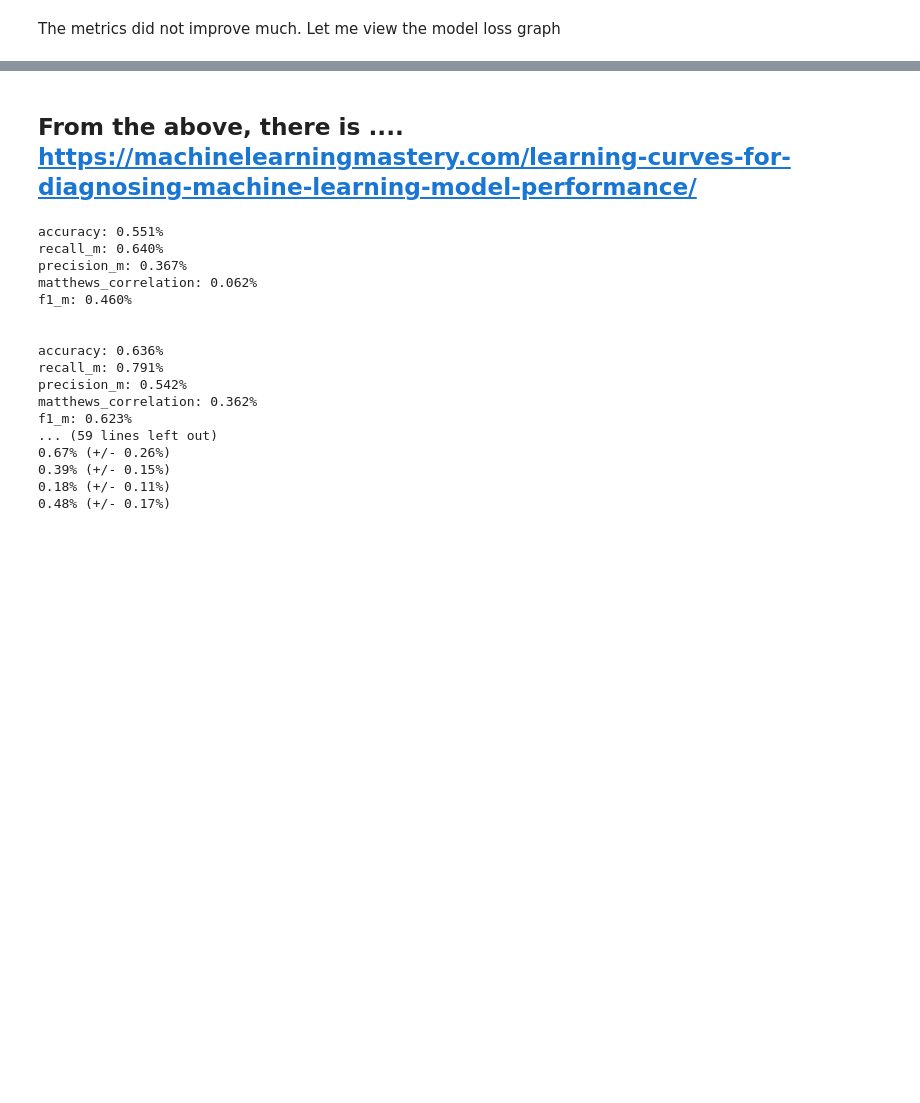
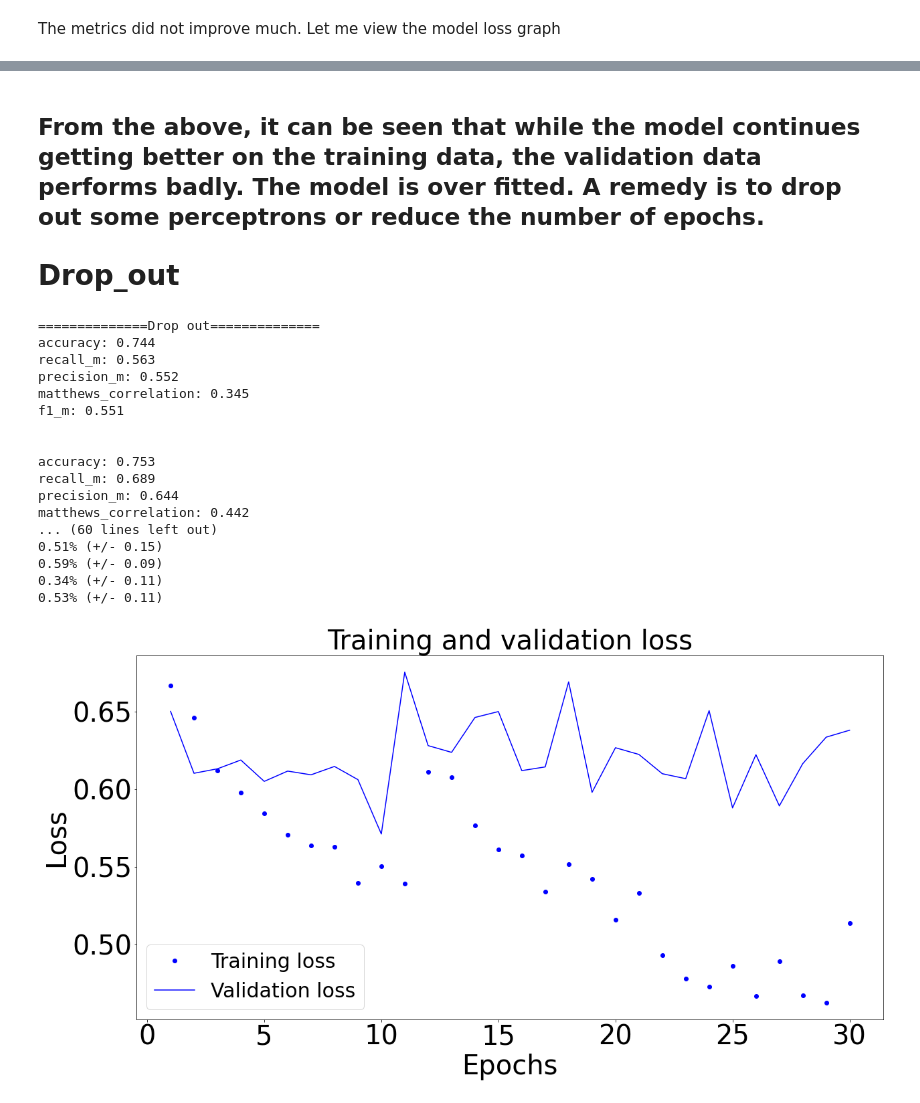
Before and after one commit to Chuukwudi/Depression-Classification-based-on-motor-activity-actigraph-data-from-wearable-devices, a Jupyter notebook: My_ML_ICA.ipynb, the cells around one changed output, grey strips where cells are left out. Saved outputs shown, nothing was run; the diff lists cells and outputs as text; code cells hidden in the pictures; blank space fills up the shorter version.

```diff
--- a/My_ML_ICA.ipynb
+++ b/My_ML_ICA.ipynb
@@ -1310,6 +1389,10 @@ plt.show()
 # %% [markdown]
-## From the above, there is .... https://machinelearningmastery.com/learning-curves-for-diagnosing-machine-learning-model-performance/
+## From the above, it can be seen that while the model continues getting better on the training data, the validation data performs badly. The model is over fitted. A remedy is to drop out some perceptrons or reduce the number of epochs.
+
+# Drop_out
 # %%
+Dropout(rate=0.2)
+
 # initialise container variables for my metrics
 kfold = StratifiedKFold(n_splits=10, shuffle=True, random_state=seed)
 accuracy_scores = []
@@ -1324,25 +1407,26 @@ X_data, X_val, y_data, y_val = train_test_split(X, y, test_size=0.25, random_sta
 
 # Using cross-validation below, the kfold.split() function further splits my data into testing
 # and training while keeping my validation data.
-
+print(("="*30) + "Drop out" + ("="*30))
 for train, test in kfold.split(X_data, y_data):
     model = Sequential()
-    model.add(LSTM(128, dropout=0.2, input_shape=(300, 1), return_sequences=True))
+    model.add(LSTM(128, input_shape=(300, 1), return_sequences=True))
     model.add(LSTM(64, return_sequences=True))
     model.add(LSTM(32))
+    model.add(Dropout(0.2))
     model.add(Dense(1, activation='sigmoid'))
 
     adam = Adam(lr=0.001)
     model.compile(loss='binary_crossentropy', optimizer=adam, metrics=['accuracy', recall_m, precision_m, matthews_correlation, f1_m])
 
-    history = model.fit(X_data[train], y_data[train], epochs=20, batch_size=64, validation_data=(X_val, y_val), verbose=0)
+    history = model.fit(X_data[train], y_data[train], epochs=30, batch_size=64, validation_data=(X_val, y_val), verbose=0)
     scores = model.evaluate(X_data[test], y_data[test], verbose=0)
 
-    print("%s: %.3f%%" % (model.metrics_names[1], scores[1]))
-    print("%s: %.3f%%" % (model.metrics_names[2], scores[2]))
-    print("%s: %.3f%%" % (model.metrics_names[3], scores[3]))
-    print("%s: %.3f%%" % (model.metrics_names[4], scores[4]))
-    print("%s: %.3f%%" % (model.metrics_names[5], scores[5]))
+    print("%s: %.3f" % (model.metrics_names[1], scores[1]))
+    print("%s: %.3f" % (model.metrics_names[2], scores[2]))
+    print("%s: %.3f" % (model.metrics_names[3], scores[3]))
+    print("%s: %.3f" % (model.metrics_names[4], scores[4]))
+    print("%s: %.3f" % (model.metrics_names[5], scores[5]))
     print("\n")
     accuracy_scores.append(scores[1] * 100)
     prec_scores.append(scores[2])
@@ -1351,25 +1435,43 @@ for train, test in kfold.split(X_data, y_data):
     f1_scores.append(scores[5])
 
 print("%.2f%% (+/- %.2f%%)" % (np.mean(accuracy_scores), np.std(accuracy_scores)))
-print("%.2f%% (+/- %.2f%%)" % (np.mean(prec_scores), np.std(prec_scores)))
-print("%.2f%% (+/- %.2f%%)" % (np.mean(rec_scores), np.std(rec_scores)))
-print("%.2f%% (+/- %.2f%%)" % (np.mean(mcc_scores), np.std(mcc_scores)))
-print("%.2f%% (+/- %.2f%%)" % (np.mean(f1_scores), np.std(f1_scores)))
+print("%.2f%% (+/- %.2f)" % (np.mean(prec_scores), np.std(prec_scores)))
+print("%.2f%% (+/- %.2f)" % (np.mean(rec_scores), np.std(rec_scores)))
+print("%.2f%% (+/- %.2f)" % (np.mean(mcc_scores), np.std(mcc_scores)))
+print("%.2f%% (+/- %.2f)" % (np.mean(f1_scores), np.std(f1_scores)))
 # %% [output]
-accuracy: 0.551%
-recall_m: 0.640%
-precision_m: 0.367%
-matthews_correlation: 0.062%
-f1_m: 0.460%
+==============Drop out==============
+accuracy: 0.744
+recall_m: 0.563
+precision_m: 0.552
+matthews_correlation: 0.345
+f1_m: 0.551
 
 
-accuracy: 0.636%
-recall_m: 0.791%
-precision_m: 0.542%
-matthews_correlation: 0.362%
-f1_m: 0.623%
-... (59 lines left out)
-0.67% (+/- 0.26%)
-0.39% (+/- 0.15%)
-0.18% (+/- 0.11%)
-0.48% (+/- 0.17%)
+accuracy: 0.753
+recall_m: 0.689
+precision_m: 0.644
+matthews_correlation: 0.442
+... (60 lines left out)
+0.51% (+/- 0.15)
+0.59% (+/- 0.09)
+0.34% (+/- 0.11)
+0.53% (+/- 0.11)
+# %%
+plt.figure(figsize=(20, 10))
+history_dict = history.history
+loss_values = history_dict['loss']
+val_loss_values = history_dict['val_loss']
+epochs = range(1, len(loss_values) + 1)
+plt.plot(epochs, loss_values, 'bo', label='Training loss')
+plt.plot(epochs, val_loss_values, 'b', label='Validation loss')
+plt.title('Training and validation loss', fontsize=40)
+plt.xlabel('Epochs', fontsize=40)
+plt.ylabel('Loss', fontsize=40)
+plt.rc('xtick',labelsize=40)
+plt.rc('ytick',labelsize=40)
+plt.legend(fontsize=30)
+plt.savefig('Val.png')
+plt.show()
+# %% [output]
+[figure, added]
```
Also changed, not shown: parts of 23 cells of this notebook.
